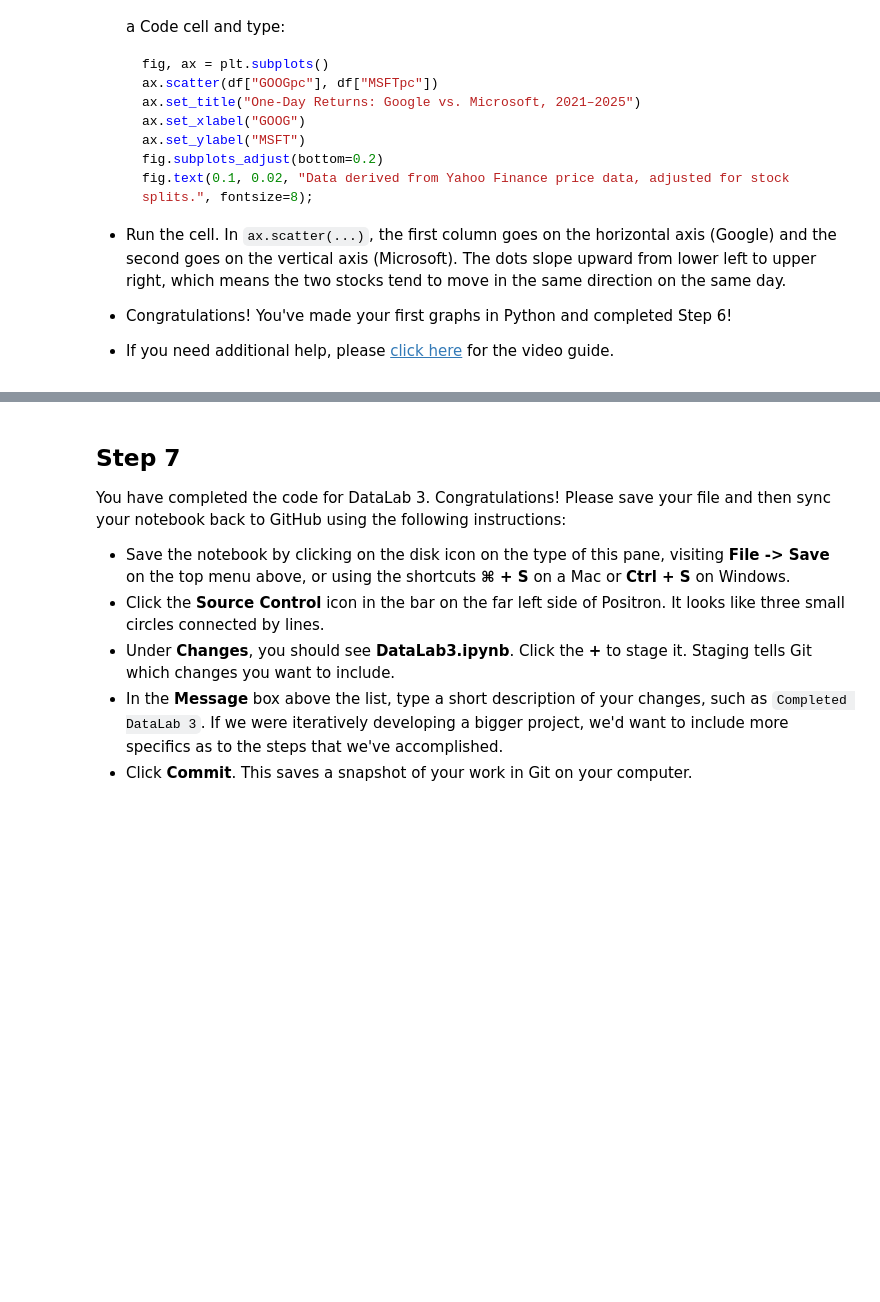
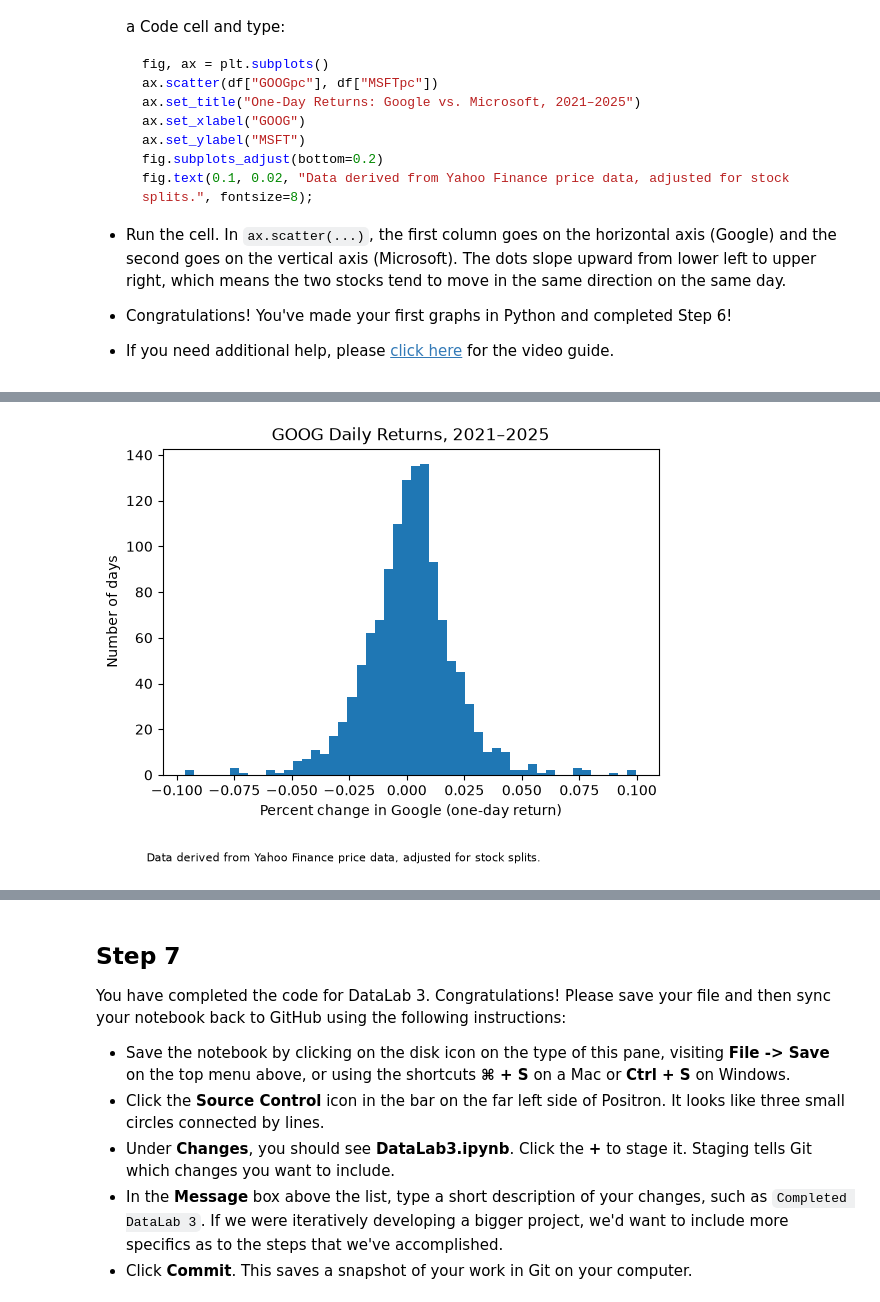
Before and after one commit to bjparsley/cu-quantitative-methods-fall-2026-datalab-3-bjparsley, a Jupyter notebook: DataLab3.ipynb, the cells around one changed output, grey strips where cells are left out. Saved outputs shown, nothing was run; the diff lists cells and outputs as text; code cells hidden in the pictures; blank space fills up the shorter version.

```diff
--- a/DataLab3.ipynb
+++ b/DataLab3.ipynb
@@ -252,0 +265,10 @@ Now let's visualize our data with three graphs: a line graph of prices, a histog
+# %%
+fig, ax = plt.subplots()
+ax.hist(df["GOOGpc"], bins=50)
+ax.set_title("GOOG Daily Returns, 2021–2025")
+ax.set_xlabel("Percent change in Google (one-day return)")
+ax.set_ylabel("Number of days")
+fig.subplots_adjust(bottom=0.2)
+fig.text(0.1, 0.02, "Data derived from Yahoo Finance price data, adjusted for stock splits.", fontsize=8);
+# %% [output]
+[figure, added]
```
Also changed, not shown: parts of 2 cells of this notebook.
